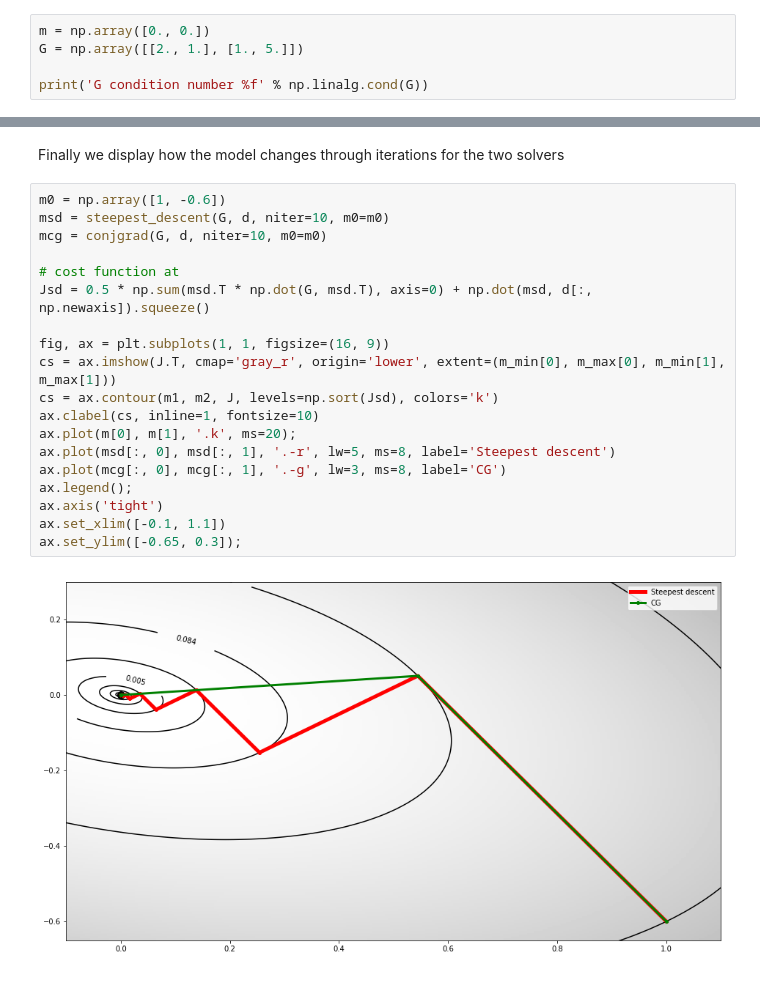
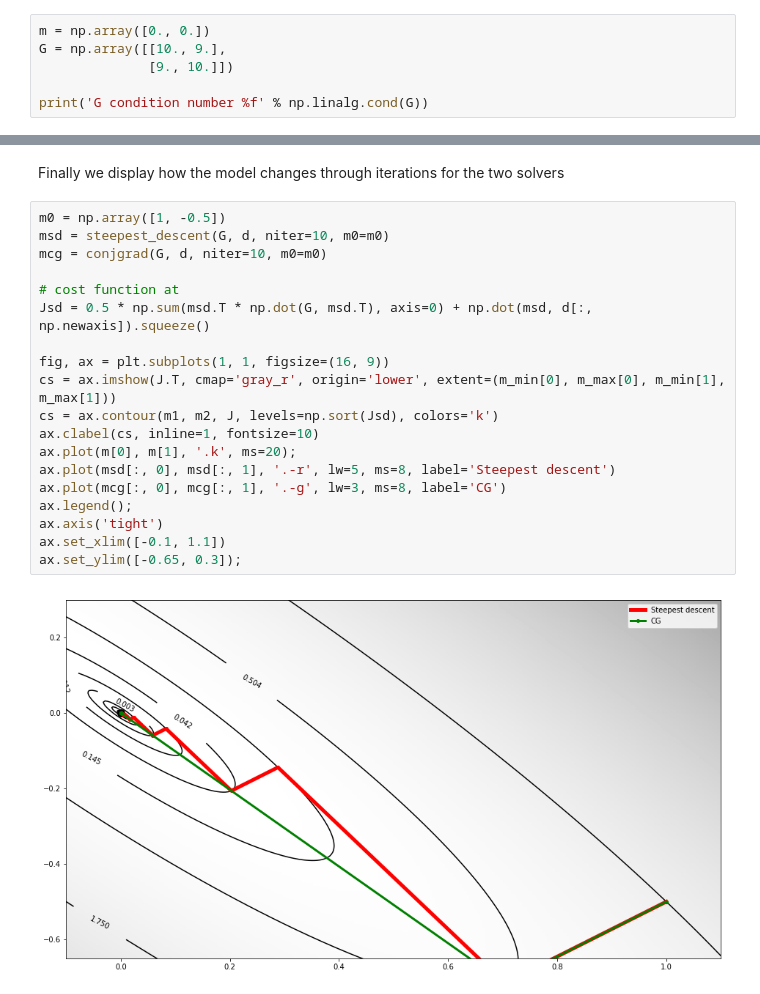
Before and after one commit to PyLops/pylops_notebooks, a Jupyter notebook: official/timisoara_summerschool_2019/Visual_optimization.ipynb, the cells around one changed output, grey strips where cells are left out. Saved outputs shown, nothing was run; the diff lists cells and outputs as text.

```diff
--- a/official/timisoara_summerschool_2019/Visual_optimization.ipynb
+++ b/official/timisoara_summerschool_2019/Visual_optimization.ipynb
@@ -67,7 +67,8 @@ Let's start by setting up the forward problem.
 We also compute the condition number of the operator $\mathbf{G}$ - note: the further the conditioning number from 1 the further the behaviour of the two solvers we will use in the following
 # %%
 m = np.array([0., 0.])
-G = np.array([[2., 1.], [1., 5.]])
+G = np.array([[10., 9.],
+              [9., 10.]])
 
 print('G condition number %f' % np.linalg.cond(G))
 # %% [output]
@@ -127,23 +128,23 @@ At this point we compare the two solvers:
 # %% [markdown]
 Finally we display how the model changes through iterations for the two solvers
 # %%
-m0 = np.array([1, -0.6])
+m0 = np.array([1, -0.5])
 msd = steepest_descent(G, d, niter=10, m0=m0)
 mcg = conjgrad(G, d, niter=10, m0=m0)
 
 # cost function at
 Jsd = 0.5 * np.sum(msd.T * np.dot(G, msd.T), axis=0) + np.dot(msd, d[:, np.newaxis]).squeeze()
 
 fig, ax = plt.subplots(1, 1, figsize=(16, 9))
 cs = ax.imshow(J.T, cmap='gray_r', origin='lower', extent=(m_min[0], m_max[0], m_min[1], m_max[1]))
 cs = ax.contour(m1, m2, J, levels=np.sort(Jsd), colors='k')
 ax.clabel(cs, inline=1, fontsize=10)
 ax.plot(m[0], m[1], '.k', ms=20);
 ax.plot(msd[:, 0], msd[:, 1], '.-r', lw=5, ms=8, label='Steepest descent')
 ax.plot(mcg[:, 0], mcg[:, 1], '.-g', lw=3, ms=8, label='CG')
 ax.legend();
 ax.axis('tight')
 ax.set_xlim([-0.1, 1.1])
 ax.set_ylim([-0.65, 0.3]);
 # %% [output]
-[figure, old version]
+[figure, new version]
```
Also changed, not shown: parts of 3 cells of this notebook.
